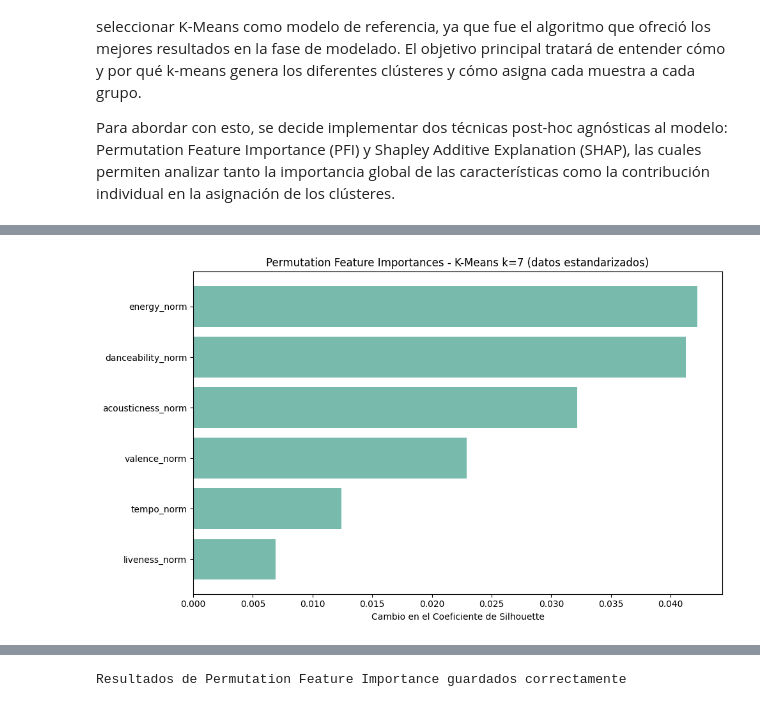
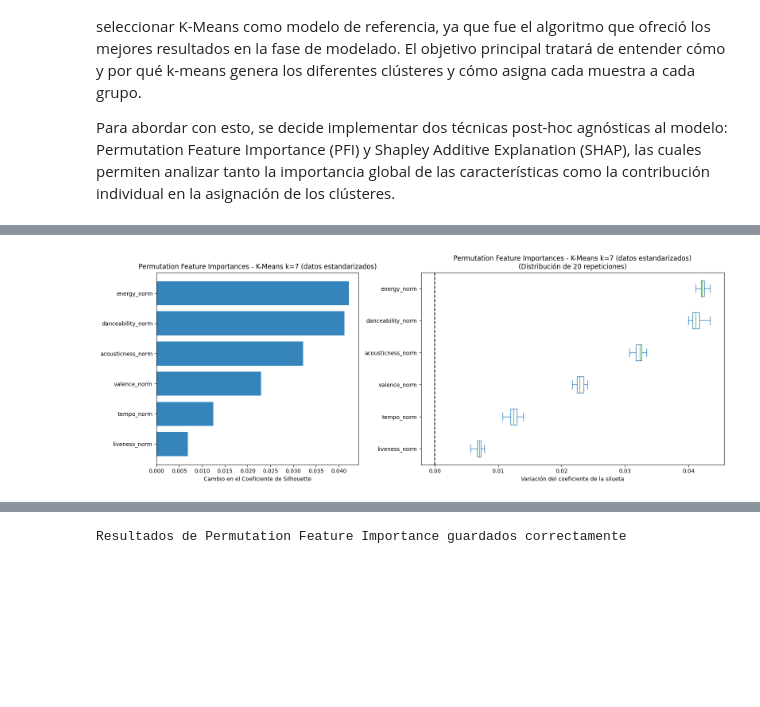
Before and after one commit to marcfpereirauoc/TFG, a Jupyter notebook: 03_explicabilidad_incertidumbre.ipynb, the cells around one changed output, grey strips where cells are left out. Drawn from its saved outputs; the diff is of its cells as text; code cells hidden in the pictures; blank space fills up the shorter version.

```diff
--- a/03_explicabilidad_incertidumbre.ipynb
+++ b/03_explicabilidad_incertidumbre.ipynb
@@ -78,6 +78,7 @@ X_pca_df = pd.DataFrame(
 )
 
 # Cargar modelos de clustering
+kmeans_k4_estand = joblib.load('models/kmeans_k4_estand.pkl')
 kmeans_k7_estand = joblib.load('models/kmeans_k7_estand.pkl')
 kmeans_k4_pca = joblib.load('models/kmeans_k4_pca.pkl')
 kmeans_k7_pca = joblib.load('models/kmeans_k7_pca.pkl')
@@ -254 +298,20 @@ plt.show()
+# %%
+# Muestra representativa para acelerar el cálculo
+df_scaled_sample = df_scaled.sample(n=20000, random_state=42)
+
+# Permutation Feature Importance para K-Means k=4 sobre datos estandarizados (sin PCA)
+# Si existe el resultado guardado, lo cargamos; si no, lo calculamos
+import os
+if os.path.exists('resultados_explicabilidad/p_importance_k4_estand.pkl'):
+    p_importance_k4_estand = joblib.load('resultados_explicabilidad/p_importance_k4_estand.pkl')
+else:
+    # Convertimos a array numpy para evitar warnings (el modelo fue entrenado sin feature names)
+    p_importance_k4_estand = permutation_importance(
+        kmeans_k4_estand,
+        df_scaled_sample,
+        y=None,
+        n_repeats=20,
+        random_state=42,
+        scoring=cluster_silhouette_score
+    )
 # %%
@@ -293,19 +373,35 @@ else:
 # %%
 # Nombres de las features (variables estandarizadas)
 feature_names_estand = df_scaled_sample.columns.values
 
 # Ordenación de menor a mayor importancia (la menos importante arriba, la más importante abajo)
 sorted_indices_perm_estand = np.argsort(np.abs(p_importance_k7_estand.importances_mean))
 
+# Crear figura con dos subplots con proporciones 40% y 60%
+fig, axs = plt.subplots(1, 2, figsize=(16, 6), width_ratios=[4, 6])
+
 # Visualizamos con los atributos ordenados de menor a mayor importancia
-plt.figure(figsize=(10, 6))
+axs[0].barh(range(len(feature_names_estand)), p_importance_k7_estand.importances_mean[sorted_indices_perm_estand], alpha=0.9)
+axs[0].set_yticks(range(len(feature_names_estand)))
+axs[0].set_yticklabels(feature_names_estand[sorted_indices_perm_estand])
+axs[0].set_title("Permutation Feature Importances - K-Means k=7 (datos estandarizados)")
+axs[0].set_xlabel("Cambio en el Coeficiente de Silhouette")
 
-plt.barh(range(len(feature_names_estand)), p_importance_k7_estand.importances_mean[sorted_indices_perm_estand], alpha=0.9)
-plt.yticks(range(len(feature_names_estand)), feature_names_estand[sorted_indices_perm_estand])
-plt.title("Permutation Feature Importances - K-Means k=7 (datos estandarizados)")
-plt.xlabel("Cambio en el Coeficiente de Silhouette")
+# Boxplot de las importancias de permutación (muestra la distribución de las 20 repeticiones)
+# Ordenamos variables en función de su importancia media
+sorted_importances_idx_estand = p_importance_k7_estand.importances_mean.argsort()
+# Generamos un nuevo DataFrame con todas las repeticiones
+importances_estand = pd.DataFrame(
+    p_importance_k7_estand.importances[sorted_importances_idx_estand].T,
+    columns=feature_names_estand[sorted_importances_idx_estand],
+)
+# Construimos el boxplot de la distribución de importancias de cada variable estandarizada
+importances_estand.plot.box(vert=False, whis=10, ax=axs[1])
+axs[1].set_title("Permutation Feature Importances - K-Means k=7 (datos estandarizados)\n(Distribución de 20 repeticiones)")
+axs[1].axvline(x=0, color="k", linestyle="--")
+axs[1].set_xlabel("Variación del coeficiente de la silueta")
 
 plt.tight_layout()
 plt.show()
 # %% [output]
-[figure, old version]
+[figure, new version]
```
Also changed, not shown: parts of 19 cells of this notebook, 1 other file.
